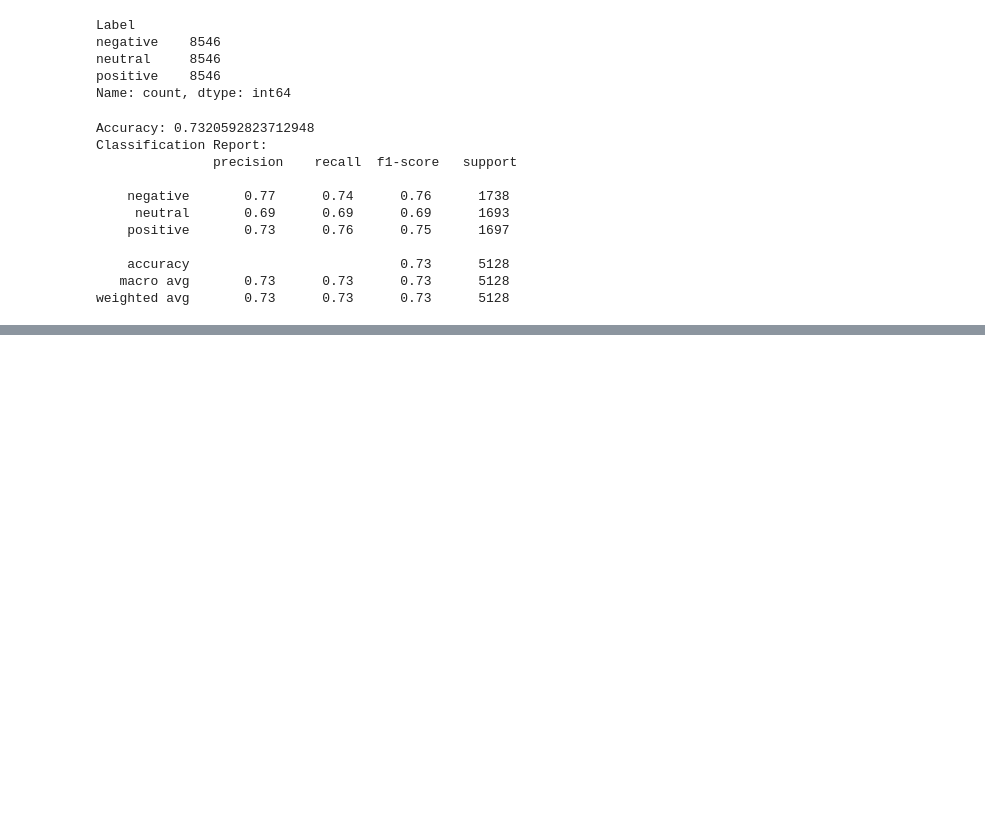
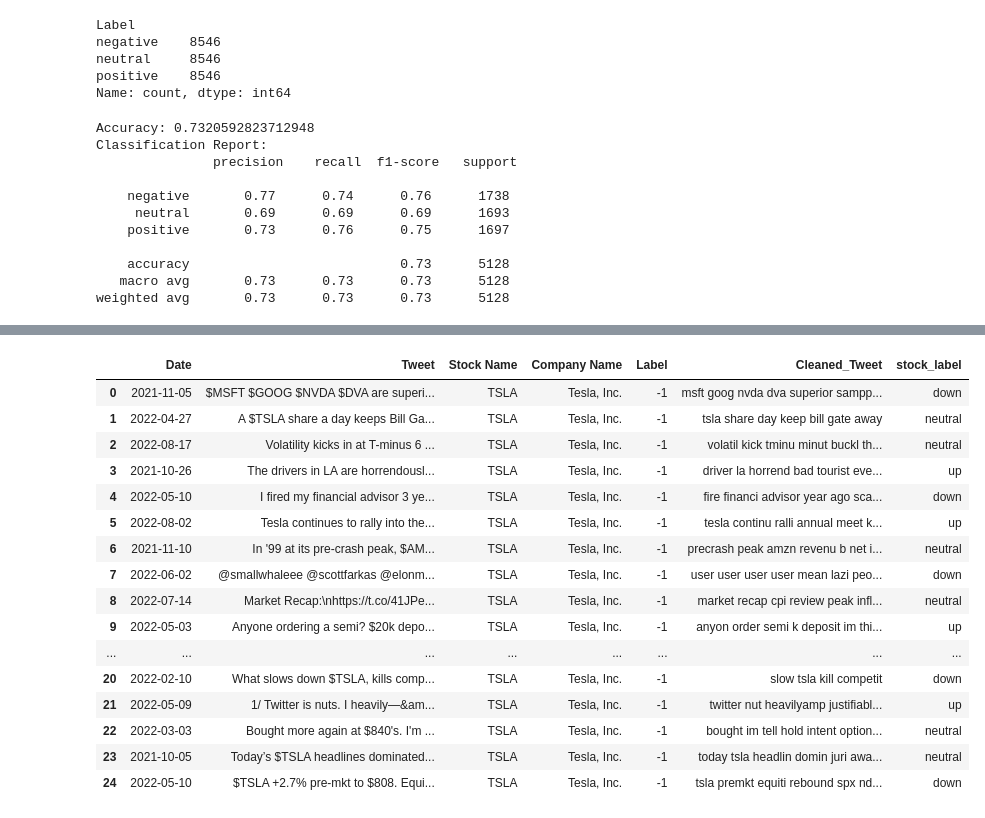
Before and after one commit to rithikkulkarni/ALDA-Course-Project, a Jupyter notebook: model_training.ipynb, the cells around one changed output, grey strips where cells are left out. Saved outputs shown, nothing was run; the diff lists cells and outputs as text; code cells hidden in the pictures; blank space fills up the shorter version.

```diff
--- a/model_training.ipynb
+++ b/model_training.ipynb
@@ -421,0 +405,29 @@ freq        7231            31        8129
+# %%
+def sentiment_to_number(sentiment):
+    mapping = {
+        "positive": 1,
+        "neutral": 0,
+        "negative": -1
+    }
+    # Normalize the input to lowercase to ensure consistency
+    return mapping.get(sentiment.lower(), 0)
+balanced_df['Label'] = balanced_df['Label'].apply(sentiment_to_number)
+balanced_df.head(25)
+# %% [output]
+|  | Date | Tweet | Stock Name | Company Name | Label | Cleaned_Tweet | stock_label |
+| 0 | 2021-11-05 | $MSFT $GOOG $NVDA $DVA are superi... | TSLA | Tesla, Inc. | -1 | msft goog nvda dva superior sampp... | down |
+| 1 | 2022-04-27 | A $TSLA share a day keeps Bill Ga... | TSLA | Tesla, Inc. | -1 | tsla share day keep bill gate away | neutral |
+| 2 | 2022-08-17 | Volatility kicks in at T-minus 6 ... | TSLA | Tesla, Inc. | -1 | volatil kick tminu minut buckl th... | neutral |
+| 3 | 2021-10-26 | The drivers in LA are horrendousl... | TSLA | Tesla, Inc. | -1 | driver la horrend bad tourist eve... | up |
+| 4 | 2022-05-10 | I fired my financial advisor 3 ye... | TSLA | Tesla, Inc. | -1 | fire financi advisor year ago sca... | down |
+| 5 | 2022-08-02 | Tesla continues to rally into the... | TSLA | Tesla, Inc. | -1 | tesla continu ralli annual meet k... | up |
+| 6 | 2021-11-10 | In '99 at its pre-crash peak, $AM... | TSLA | Tesla, Inc. | -1 | precrash peak amzn revenu b net i... | neutral |
+| 7 | 2022-06-02 | @smallwhaleee @scottfarkas @elonm... | TSLA | Tesla, Inc. | -1 | user user user user mean lazi peo... | down |
+| 8 | 2022-07-14 | Market Recap:\nhttps://t.co/41JPe... | TSLA | Tesla, Inc. | -1 | market recap cpi review peak infl... | neutral |
+| 9 | 2022-05-03 | Anyone ordering a semi? $20k depo... | TSLA | Tesla, Inc. | -1 | anyon order semi k deposit im thi... | up |
+| ... | ... | ... | ... | ... | ... | ... | ... |
+| 20 | 2022-02-10 | What slows down $TSLA, kills comp... | TSLA | Tesla, Inc. | -1 | slow tsla kill competit | down |
+| 21 | 2022-05-09 | 1/ Twitter is nuts. I heavily—&am... | TSLA | Tesla, Inc. | -1 | twitter nut heavilyamp justifiabl... | up |
+| 22 | 2022-03-03 | Bought more again at $840's. I'm ... | TSLA | Tesla, Inc. | -1 | bought im tell hold intent option... | neutral |
+| 23 | 2021-10-05 | Today’s $TSLA headlines dominated... | TSLA | Tesla, Inc. | -1 | today tsla headlin domin juri awa... | neutral |
+| 24 | 2022-05-10 | $TSLA +2.7% pre-mkt to $808. Equi... | TSLA | Tesla, Inc. | -1 | tsla premkt equiti rebound spx nd... | down |
```
Also changed, not shown: parts of 3 cells of this notebook.
